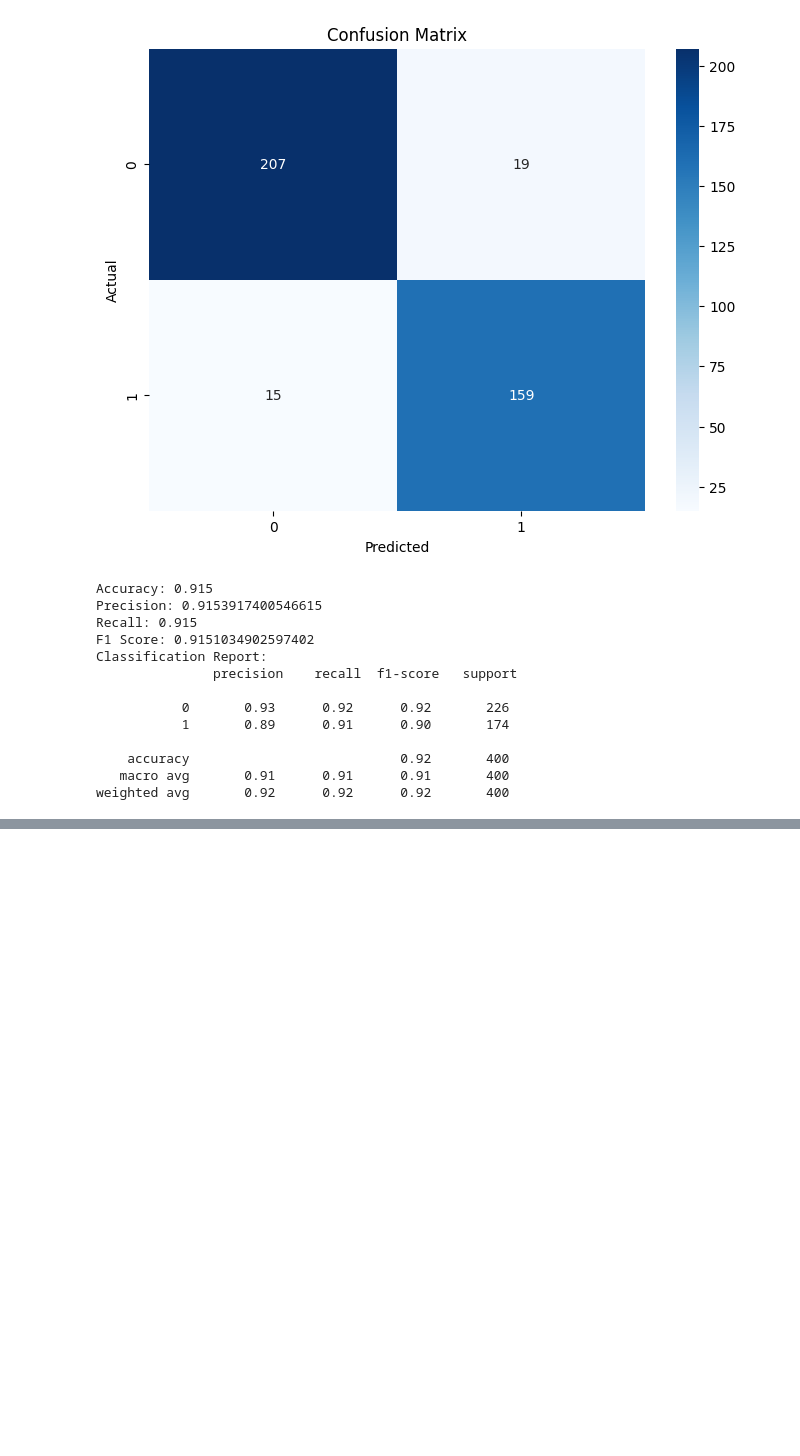
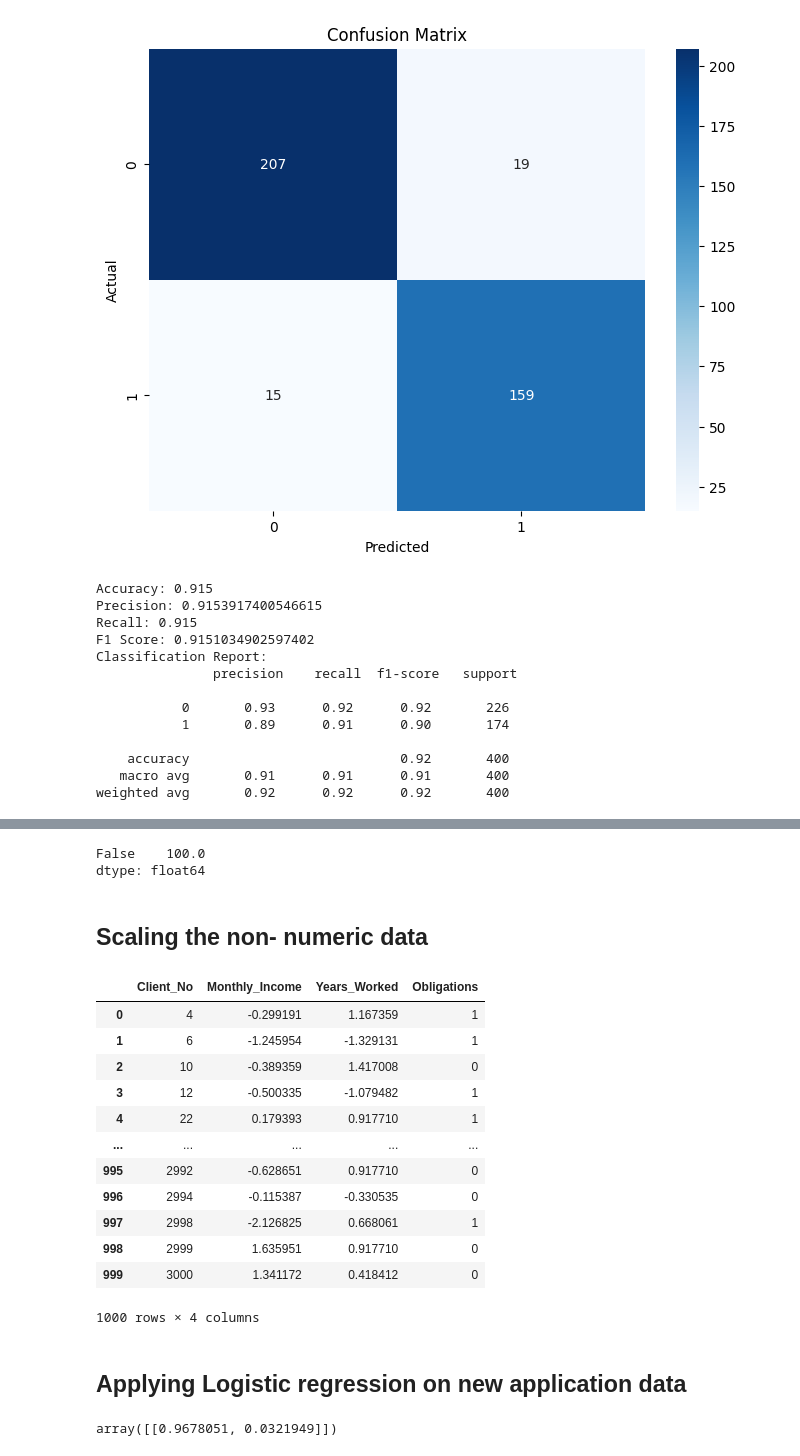
Before and after one commit to poddardelhi/Credit_modeller, a Jupyter notebook: Credit_Analysis.ipynb, the cells around one changed output, grey strips where cells are left out. Saved outputs shown, nothing was run; the diff lists cells and outputs as text; code cells hidden in the pictures; blank space fills up the shorter version.

```diff
--- a/Credit_Analysis.ipynb
+++ b/Credit_Analysis.ipynb
@@ -14,5 +16,7 @@ Modules are imported.
 # %%
+# Data Loading
 df = pd.read_excel(io="/content/drive/MyDrive/Colab Notebooks/credit_risk_modeller/home-task-1-.xlsx",sheet_name="Applications_Decided_On")
+df_predict = pd.read_excel(io="/content/drive/MyDrive/Colab Notebooks/credit_risk_modeller/home-task-1-.xlsx",sheet_name="New_Applications")
 # %%
 df.head()
 # %% [output]
@@ -49,6 +55,6 @@ def format(df) -> pd.DataFrame:
   df_formatted = df.copy()
   df_formatted[['Monthly_Income','Years_Worked']] = df_formatted[['Monthly_Income','Years_Worked']].round(decimals=0)
   df_formatted['Obligations']= df_formatted['Obligations'].map({'YES':1, 'NO':0})
-  df_formatted['Got_Approval']= df_formatted['Got_Approval'].map({'YES':1, 'NO':0})
+  if 'Got_Approval' in df_formatted.columns:
+    df_formatted['Got_Approval']= df_formatted['Got_Approval'].map({'YES':1, 'NO':0})
   return df_formatted
-df_formatted = format(df)
@@ -471,0 +503,35 @@ weighted avg       0.92      0.92      0.92       400
+# %%
+df_predict.duplicated(subset=['Client_No'],keep=False).value_counts(normalize= True) *100
+# %% [output]
+False    100.0
+dtype: float64
+# %% [markdown]
+## Scaling the non- numeric data
+# %%
+# formatting the new application data
+df_predict_clean = format(df_predict)
+# %%
+# Feature scaling and training data split
+from sklearn.preprocessing import StandardScaler
+scaler = StandardScaler()
+# Select only the numerical columns
+numerical_cols = ['Monthly_Income', 'Years_Worked']
+df_predict_clean[numerical_cols] = scaler.fit_transform(df_predict_clean[numerical_cols])
+# %%
+df_predict_clean
+# %% [output]
+|  | Client_No | Monthly_Income | Years_Worked | Obligations |
+| 0 | 4 | -0.299191 | 1.167359 | 1 |
+| 1 | 6 | -1.245954 | -1.329131 | 1 |
+| 2 | 10 | -0.389359 | 1.417008 | 0 |
+| 3 | 12 | -0.500335 | -1.079482 | 1 |
+| 4 | 22 | 0.179393 | 0.917710 | 1 |
+| ... | ... | ... | ... | ... |
+| 995 | 2992 | -0.628651 | 0.917710 | 0 |
+| 996 | 2994 | -0.115387 | -0.330535 | 0 |
+| 997 | 2998 | -2.126825 | 0.668061 | 1 |
+| 998 | 2999 | 1.635951 | 0.917710 | 0 |
+| 999 | 3000 | 1.341172 | 0.418412 | 0 |
+1000 rows × 4 columns
+# %% [markdown]
+## Applying Logistic regression on new application data
@@ -471,0 +545,4 @@ weighted avg       0.92      0.92      0.92       400
+# %%
+logistic_reg.predict_proba(df_new_app_LR_prob.loc[df_new_app_LR_prob['Client_No']==200][['Monthly_Income','Years_Worked','Obligations']])
+# %% [output]
+array([[0.9678051, 0.0321949]])
```
Also changed, not shown: parts of 18 cells of this notebook.
